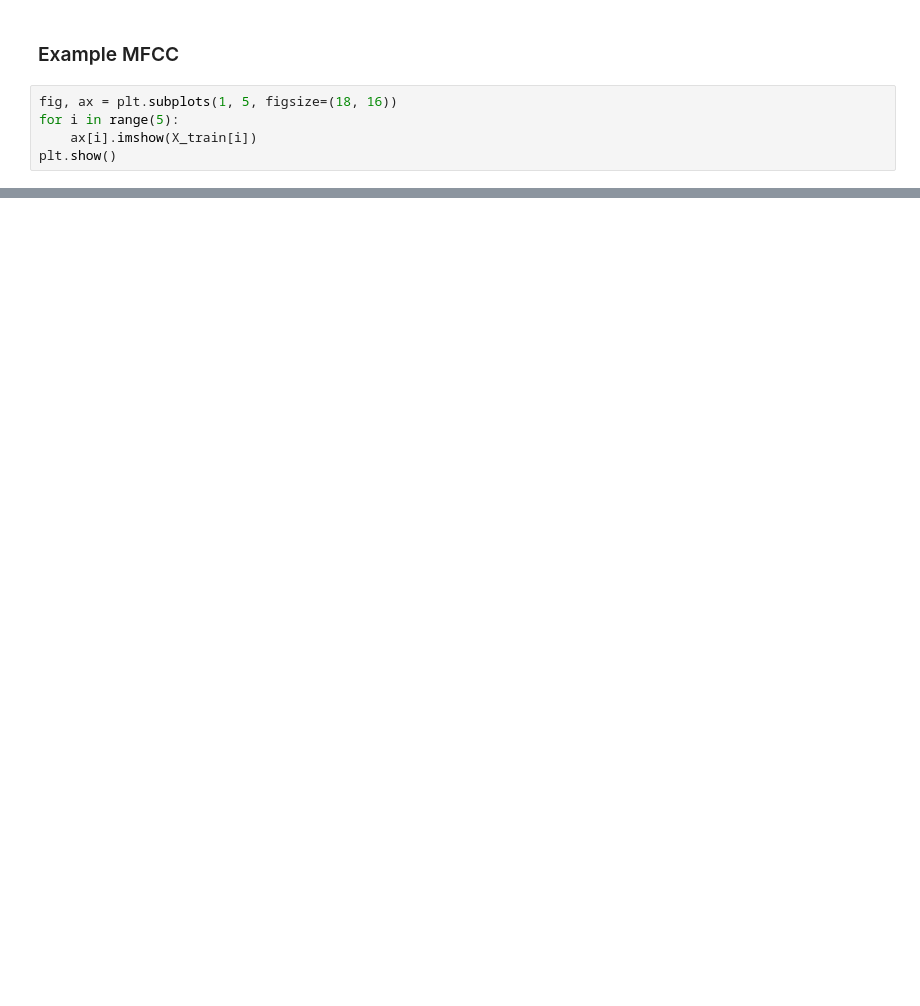
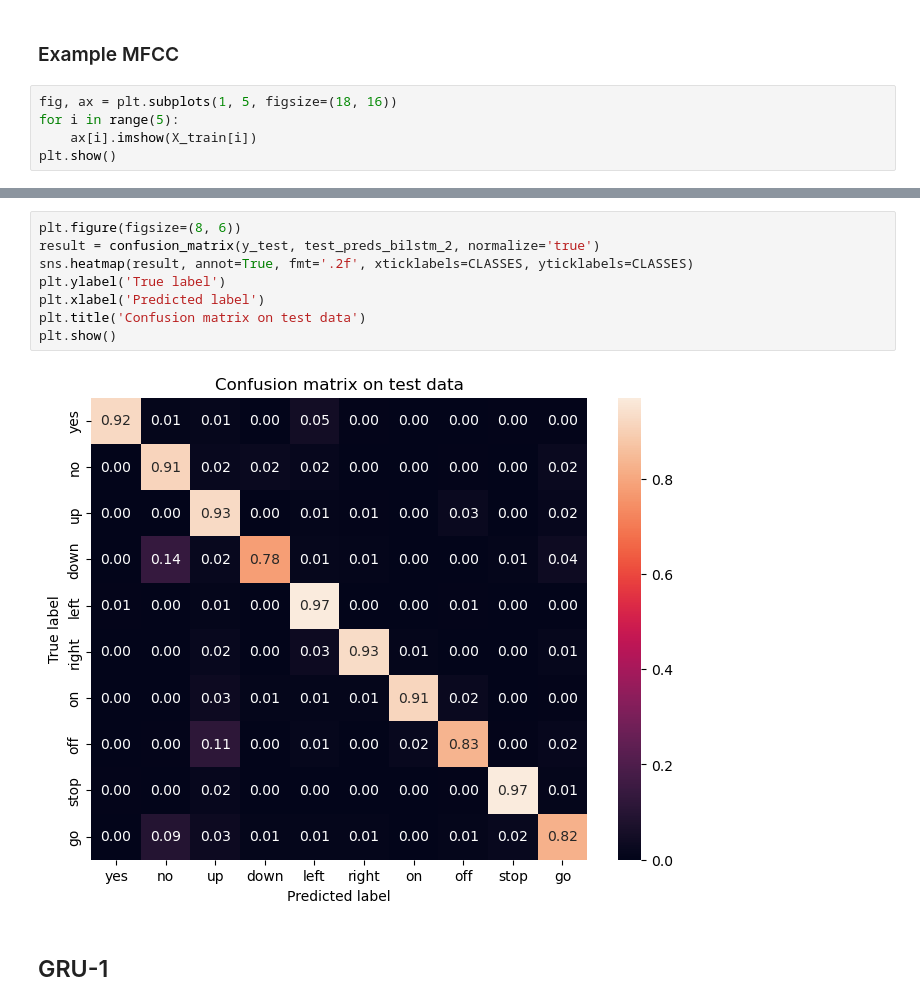
Before and after one commit to izabelatelejko/2024L-Deep-Learning-P2-Transformers, a Jupyter notebook: Main_class_detection.ipynb, the cells around one changed output, grey strips where cells are left out. Drawn from its saved outputs; the diff is of its cells as text; blank space fills up the shorter version.

```diff
--- a/Main_class_detection.ipynb
+++ b/Main_class_detection.ipynb
@@ -371,0 +341,12 @@ plt.show()
+# %%
+plt.figure(figsize=(8, 6))
+result = confusion_matrix(y_test, test_preds_bilstm_2, normalize='true')
+sns.heatmap(result, annot=True, fmt='.2f', xticklabels=CLASSES, yticklabels=CLASSES)
+plt.ylabel('True label')
+plt.xlabel('Predicted label')
+plt.title('Confusion matrix on test data')
+plt.show()
+# %% [output]
+[figure, added]
+# %% [markdown]
+## GRU-1
```
Also changed, not shown: parts of 76 cells of this notebook, 4 other files.
